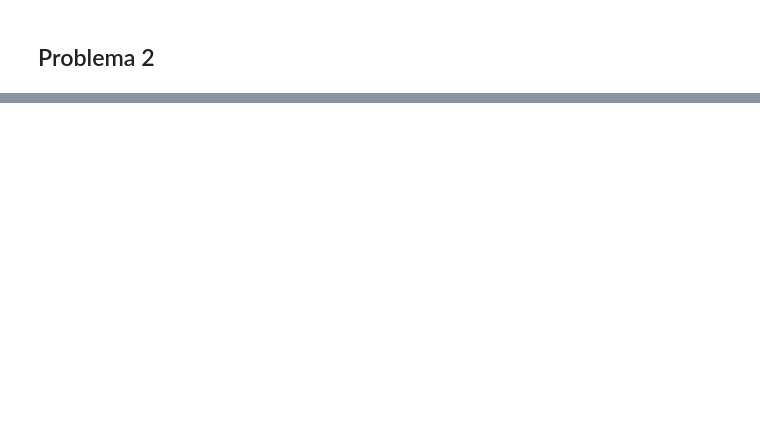
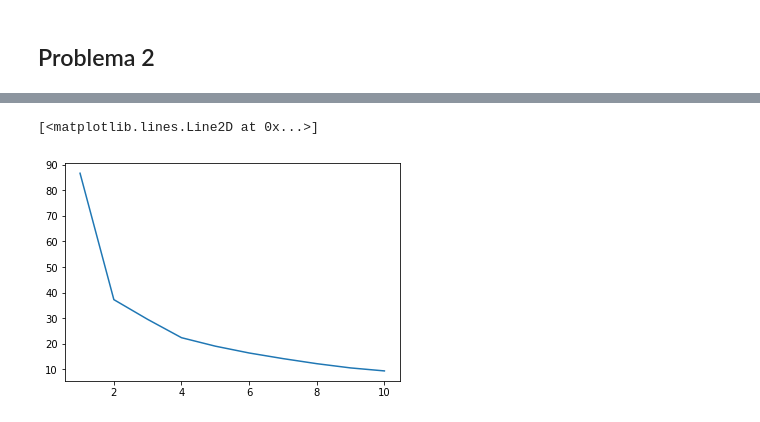
Before and after one commit to CoolfaceJerkCity/PythonIntermedio2022, a Jupyter notebook: Lec7_Nosupervisados.ipynb, the cells around one changed output, grey strips where cells are left out. Saved outputs shown, nothing was run; the diff lists cells and outputs as text; code cells hidden in the pictures; blank space fills up the shorter version.

```diff
--- a/Lec7_Nosupervisados.ipynb
+++ b/Lec7_Nosupervisados.ipynb
@@ -110,0 +130,13 @@ Realiza un método de Kmeans para la data de Mall_Customers
+# %%
+### Encoding => Variables de texto
+
+X_feat_genero = X_featuresdf['Gender']
+X_feat_gen_array = np.array(X_feat_genero)
+# %%
+from sklearn.preprocessing import LabelEncoder
+
+Encoder = LabelEncoder()
+
+Encoder.fit(X_feat_gen_array)
+
+x_gen_encoder = Encoder.fit_transform(X_feat_gen_array)
@@ -110,0 +165,8 @@ Realiza un método de Kmeans para la data de Mall_Customers
+# %%
+##Escalar los datos
+
+from sklearn.preprocessing import MinMaxScaler
+scaler = MinMaxScaler()
+Xgenerado = np.array(X_singen)
+X_scal =scaler.fit_transform(Xgenerado)
+#print(X_scal)
@@ -110,0 +176,13 @@ Realiza un método de Kmeans para la data de Mall_Customers
+# %%
+from sklearn.cluster import KMeans
+inercia =[]
+for i in range(1,11):
+  k_means = KMeans(n_clusters = i)
+  k_means.fit(X_scal)
+  inercia.append(k_means.inertia_)
+#Visualizar el codo de Jambu
+
+plt.plot(range(1,11),inercia)
+# %% [output]
+[<matplotlib.lines.Line2D at 0x...>]
+[figure, added]
```
Also changed, not shown: parts of 13 cells of this notebook.
